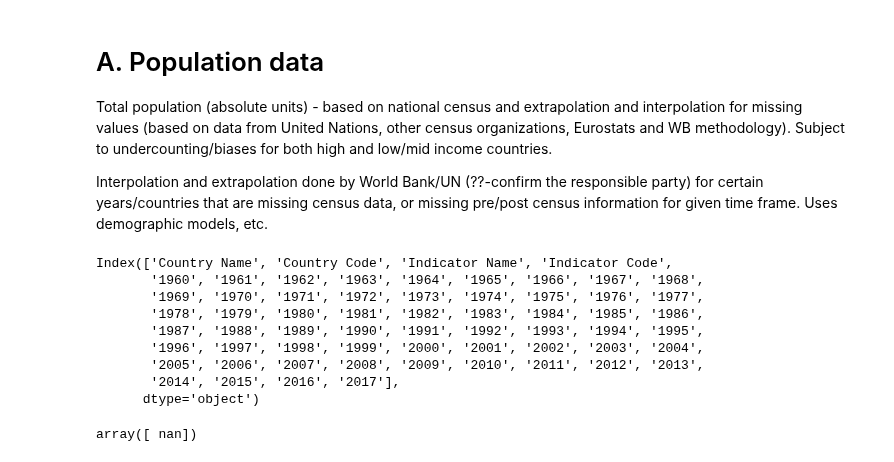
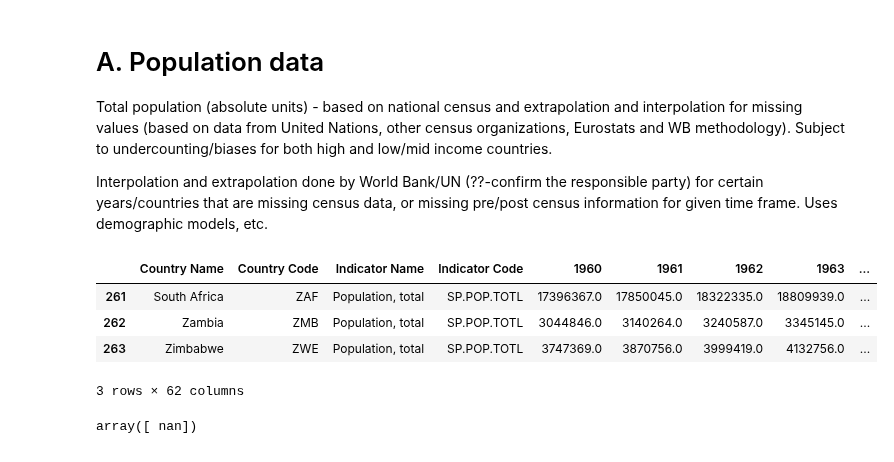
Before and after one commit to moonlimb/zerg, a Jupyter notebook: data/WB/task3_WB_analysis.ipynb, the cells around one changed output. Saved outputs shown, nothing was run; the diff lists cells and outputs as text; code cells hidden in the pictures.

```diff
--- a/data/WB/task3_WB_analysis.ipynb
+++ b/data/WB/task3_WB_analysis.ipynb
@@ -98,19 +94,16 @@ Total population (absolute units) - based on national census and extrapolation a
 
 Interpolation and extrapolation done by World Bank/UN (??-confirm the responsible party) for certain years/countries that are missing census data, or missing pre/post census information for given time frame. Uses demographic models, etc.
 # %%
-df2 = pd.read_csv('population/API_SP.POP.TOTL_DS2_en_csv_v2.csv', skiprows=3)
-del df2['Unnamed: 62'] # remove extraneous data
+df2 = pd.read_csv('population/API_SP.POP.TOTL_DS2_en_csv_v2.csv', skiprows=4)
+#del df2['Unnamed: 62'] # remove extraneous data
 df2.columns
+df2.tail(3)
 # %% [output]
+|  | Country Name | Country Code | Indicator Name | Indicator Code | 1960 | 1961 | 1962 | 1963 | ... |
+| 261 | South Africa | ZAF | Population, total | SP.POP.TOTL | 17396367.0 | 17850045.0 | 18322335.0 | 18809939.0 | ... |
+| 262 | Zambia | ZMB | Population, total | SP.POP.TOTL | 3044846.0 | 3140264.0 | 3240587.0 | 3345145.0 | ... |
+| 263 | Zimbabwe | ZWE | Population, total | SP.POP.TOTL | 3747369.0 | 3870756.0 | 3999419.0 | 4132756.0 | ... |
-Index(['Country Name', 'Country Code', 'Indicator Name', 'Indicator Code',
-       '1960', '1961', '1962', '1963', '1964', '1965', '1966', '1967', '1968',
-       '1969', '1970', '1971', '1972', '1973', '1974', '1975', '1976', '1977',
-       '1978', '1979', '1980', '1981', '1982', '1983', '1984', '1985', '1986',
-       '1987', '1988', '1989', '1990', '1991', '1992', '1993', '1994', '1995',
-       '1996', '1997', '1998', '1999', '2000', '2001', '2002', '2003', '2004',
-       '2005', '2006', '2007', '2008', '2009', '2010', '2011', '2012', '2013',
-       '2014', '2015', '2016', '2017'],
-      dtype='object')
+3 rows × 62 columns
 # %%
 df2
 df2['2017'].unique() # nan -> all 2017 values nan
```
Also changed, not shown: parts of 27 cells of this notebook.
